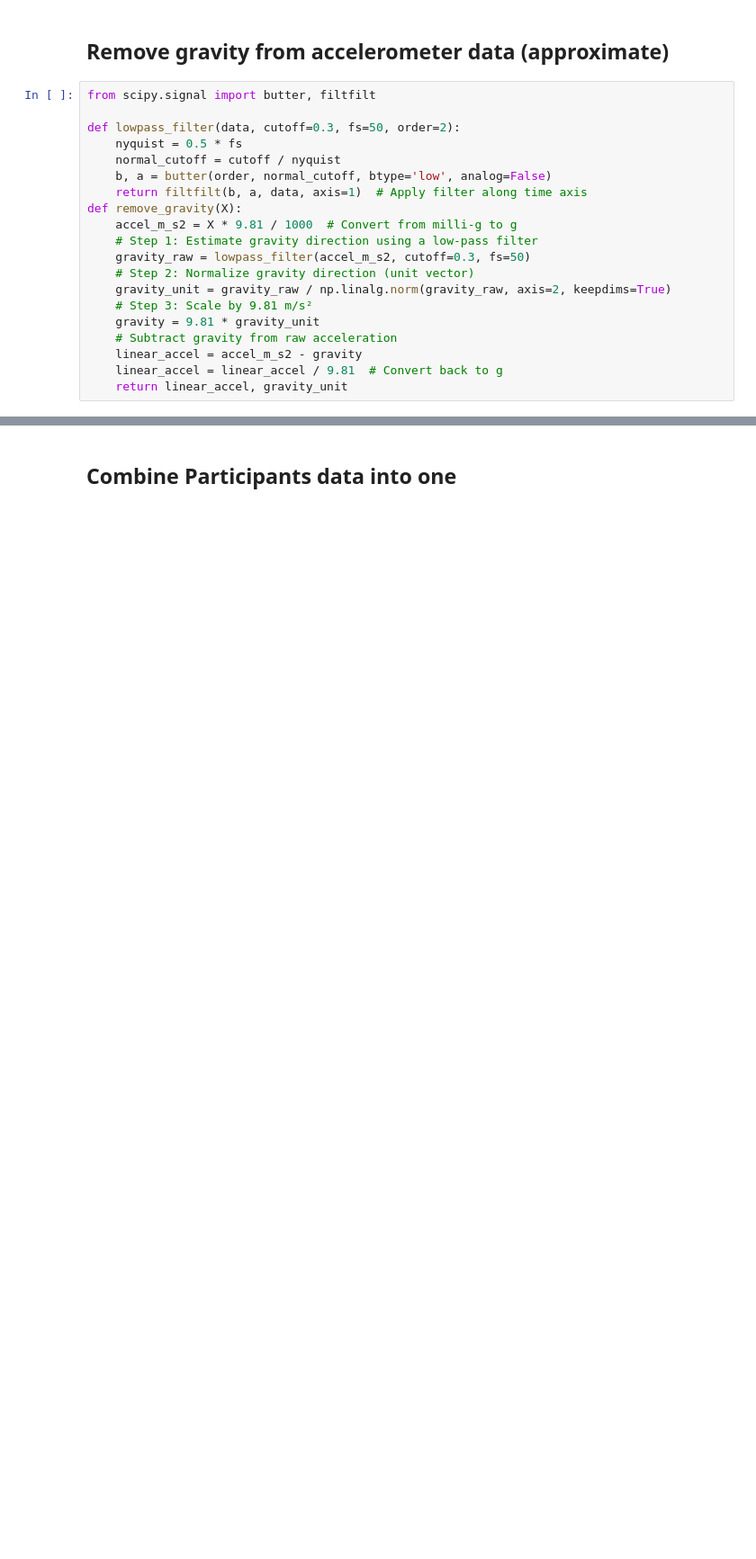
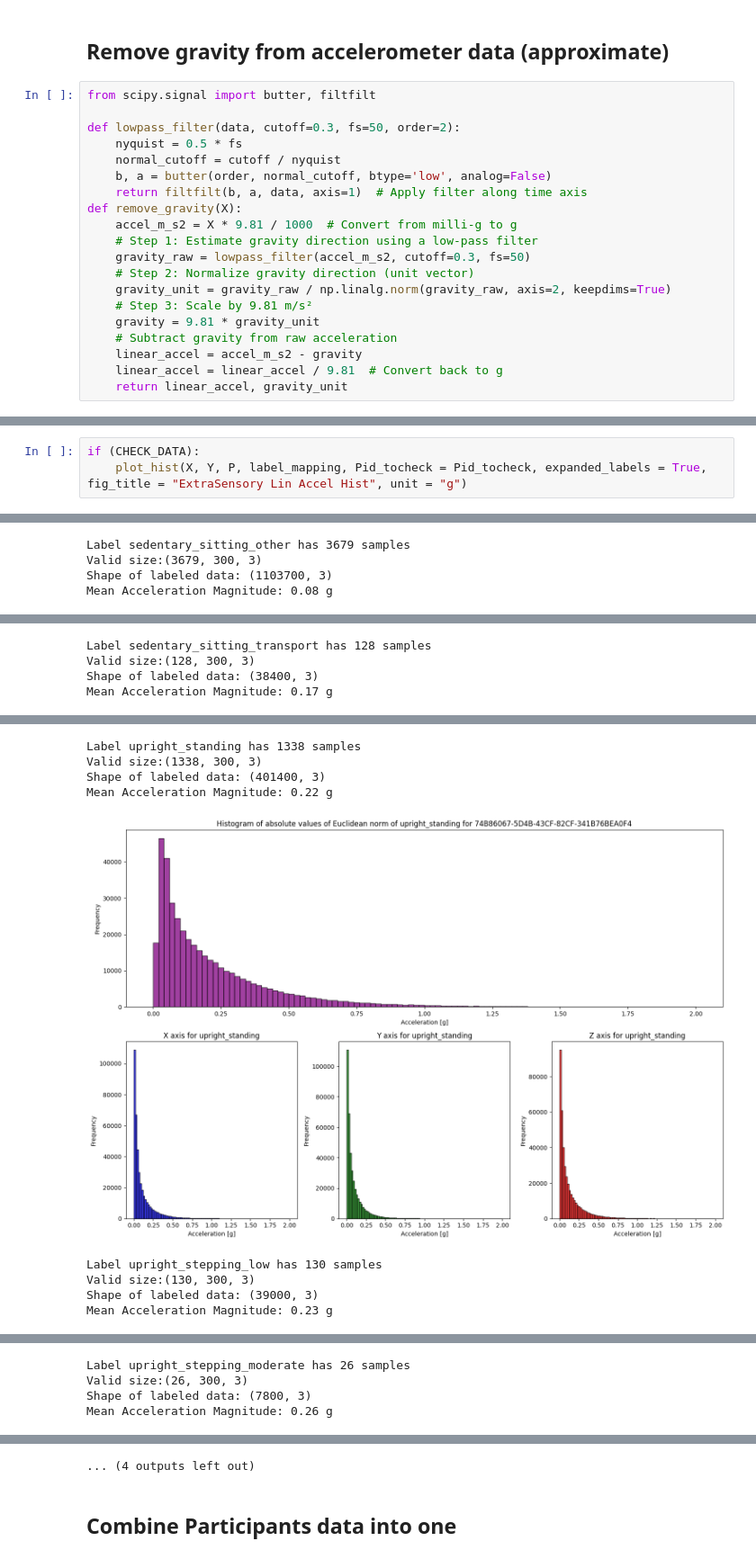
Before and after one commit to h-khayami/ssl-wearables, a Jupyter notebook: data_parsing/ExtraSensory_time_series_wrapper-final.ipynb, the cells around one changed output, grey strips where cells are left out. Shown at 90% size. Saved outputs shown, nothing was run; the diff lists cells and outputs as text; blank space fills up the shorter version.

```diff
--- a/data_parsing/ExtraSensory_time_series_wrapper-final.ipynb
+++ b/data_parsing/ExtraSensory_time_series_wrapper-final.ipynb
@@ -527,0 +453,4 @@ Mean Acceleration Magnitude: nan g
+# %%
+if (CHECK_DATA):
+    plot_hist(X, Y, P, label_mapping, Pid_tocheck = Pid_tocheck, expanded_labels = True, fig_title = "ExtraSensory Lin Accel Hist", unit = "g")
+# %% [output]
@@ -527,0 +467,4 @@ Mean Acceleration Magnitude: nan g
+Label sedentary_sitting_other has 3679 samples
+Valid size:(3679, 300, 3)
+Shape of labeled data: (1103700, 3)
+Mean Acceleration Magnitude: 0.08 g
@@ -527,0 +472,4 @@ Mean Acceleration Magnitude: nan g
+Label sedentary_sitting_transport has 128 samples
+Valid size:(128, 300, 3)
+Shape of labeled data: (38400, 3)
+Mean Acceleration Magnitude: 0.17 g
@@ -527,0 +477,9 @@ Mean Acceleration Magnitude: nan g
+Label upright_standing has 1338 samples
+Valid size:(1338, 300, 3)
+Shape of labeled data: (401400, 3)
+Mean Acceleration Magnitude: 0.22 g
+[figure, added]
+Label upright_stepping_low has 130 samples
+Valid size:(130, 300, 3)
+Shape of labeled data: (39000, 3)
+Mean Acceleration Magnitude: 0.23 g
@@ -527,0 +487,4 @@ Mean Acceleration Magnitude: nan g
+Label upright_stepping_moderate has 26 samples
+Valid size:(26, 300, 3)
+Shape of labeled data: (7800, 3)
+Mean Acceleration Magnitude: 0.26 g
@@ -528,3 +492,4 @@ Mean Acceleration Magnitude: nan g
+... (4 outputs left out)
 # %% [markdown]
 ## Combine Participants data into one
 # %%
```
Also changed, not shown: parts of 22 cells of this notebook.
